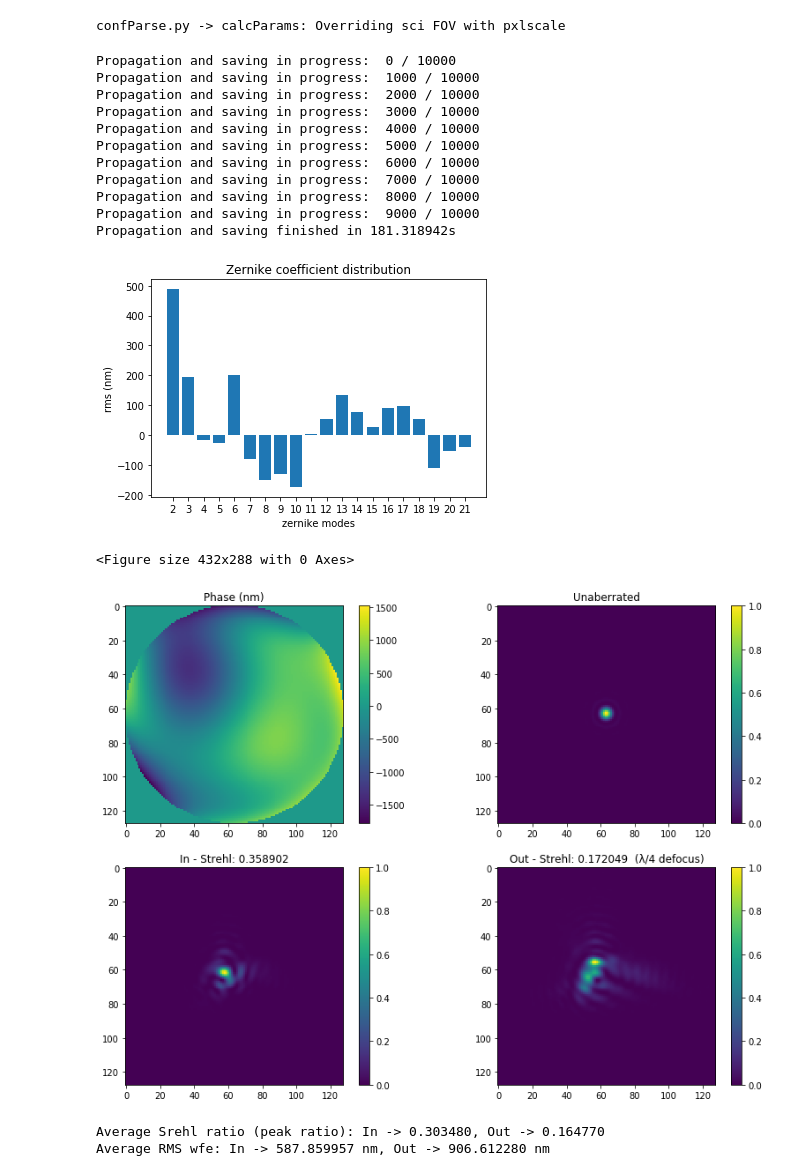
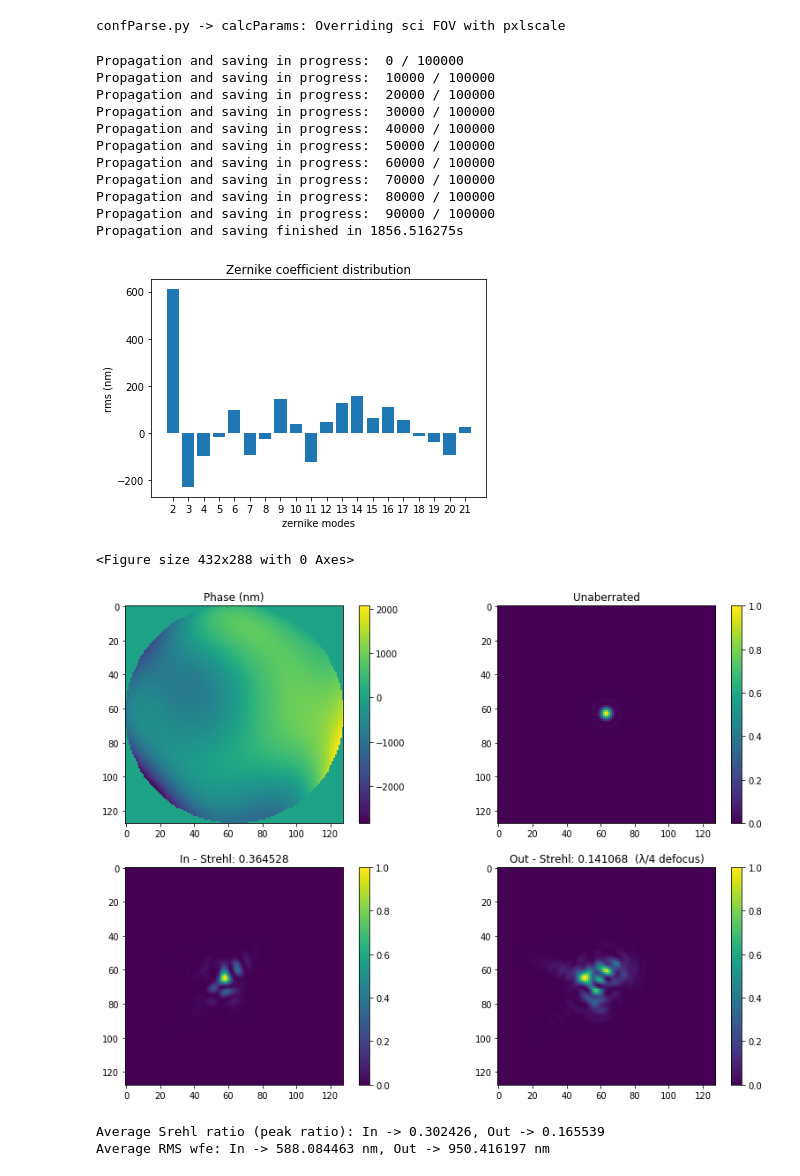
Before and after one commit to povanberg/Machine-learning-for-image-based-wavefront-sensing, a Jupyter notebook: generation/generation.ipynb, the cells around one changed output. Drawn from its saved outputs; the diff is of its cells as text; code cells hidden in the pictures.

```diff
--- a/generation/generation.ipynb
+++ b/generation/generation.ipynb
@@ -23,7 +23,7 @@ pixelScale = 0.01  # [''/px]s
 # WFE norm in nm
 norm_rms = (wavelength)*(10**9)
 # Nb of PSFs to generate
-n_psfs = 10000
+n_psfs = 100000
 # Nb of Zernike to use in the generation
 n_zernike = 20
 # Zernike mode index (start from Z2=tip, Noll convention)
@@ -100,20 +100,20 @@ for i in range(n_psfs):
     t_soapy = time.time() - t0
 print('Propagation and saving finished in {0:2f}s'.format(t_soapy))
 # %% [output]
-Propagation and saving in progress:  0 / 10000
-Propagation and saving in progress:  1000 / 10000
-Propagation and saving in progress:  2000 / 10000
-Propagation and saving in progress:  3000 / 10000
-Propagation and saving in progress:  4000 / 10000
-Propagation and saving in progress:  5000 / 10000
-Propagation and saving in progress:  6000 / 10000
-Propagation and saving in progress:  7000 / 10000
-Propagation and saving in progress:  8000 / 10000
-Propagation and saving in progress:  9000 / 10000
-Propagation and saving finished in 181.318942s
+Propagation and saving in progress:  0 / 100000
+Propagation and saving in progress:  10000 / 100000
+Propagation and saving in progress:  20000 / 100000
+Propagation and saving in progress:  30000 / 100000
+Propagation and saving in progress:  40000 / 100000
+Propagation and saving in progress:  50000 / 100000
+Propagation and saving in progress:  60000 / 100000
+Propagation and saving in progress:  70000 / 100000
+Propagation and saving in progress:  80000 / 100000
+Propagation and saving in progress:  90000 / 100000
+Propagation and saving finished in 1856.516275s
 # %%
 # Indices
-id = 3534
+id = 65434
 
 # Plot coefficient distribution
 plt.figure()
@@ -131,36 +131,36 @@ from astropy.visualization import SqrtStretch, MinMaxInterval
 
 transform = MinMaxInterval() #+ SqrtStretch()
 
 def add_colorbar(ax, f, im):
     divider = make_axes_locatable(ax)
     cax = divider.append_axes('right', size='5%', pad=0.05)
     f.colorbar(im, cax=cax, orientation='vertical')
 
 def get_strehl(image):
     strehl = np.amax(image) / np.amax(psfObj.bestPSF)
     return strehl
 
 # Plot first aberrated PSF and corresponding phase
 plt.figure()
 f, axarr = plt.subplots(2, 2, figsize=(10, 10))
 plt.subplots_adjust(right=1.2)
 im1 = axarr[0, 0].imshow(np.squeeze(np.sum(c_zernike[id, :, None, None] * zernike_basis[1:, :, :], axis=0)))
 axarr[0, 0].set_title("Phase (nm)")
 plt.colorbar(im1, ax = axarr[0, 0], fraction=0.046)
 im2 = axarr[0, 1].imshow(transform(psfObj.bestPSF, clip=False))
 axarr[0, 1].set_title("Unaberrated")
 plt.colorbar(im2, ax = axarr[0, 1], fraction=0.046)
 im3 = axarr[1, 0].imshow(transform(psfs_in[id,:,:], clip=False))
 axarr[1, 0].set_title("In - Strehl: %f" % (get_strehl(psfs_in[id,:,:])))
 plt.colorbar(im3, ax = axarr[1, 0], fraction=0.046)
 im4 = axarr[1, 1].imshow(transform(psfs_out[id,:,:], clip=False))
 axarr[1, 1].set_title("Out - Strehl: %f  (λ/4 defocus)" % (get_strehl(psfs_out[id,:,:])))
 plt.colorbar(im4, ax = axarr[1, 1], fraction=0.046)
 plt.show()
 # %% [output]
-[figure, old version]
+[figure, new version]
 <Figure size 432x288 with 0 Axes>
-[figure, old version]
+[figure, new version]
 # %%
 # Some Metrics
 
@@ -183,5 +183,5 @@ for i in range(n_psfs):
 print('Average Srehl ratio (peak ratio): In -> %f, Out -> %f' % (strehl_ratios[0], strehl_ratios[1]))
 print('Average RMS wfe: In -> %f nm, Out -> %f nm' % (rms_error[0], rms_error[1]))
 # %% [output]
-Average Srehl ratio (peak ratio): In -> 0.303480, Out -> 0.164770
-Average RMS wfe: In -> 587.859957 nm, Out -> 906.612280 nm
+Average Srehl ratio (peak ratio): In -> 0.302426, Out -> 0.165539
+Average RMS wfe: In -> 588.084463 nm, Out -> 950.416197 nm
```
Also changed, not shown: 28 other files.
